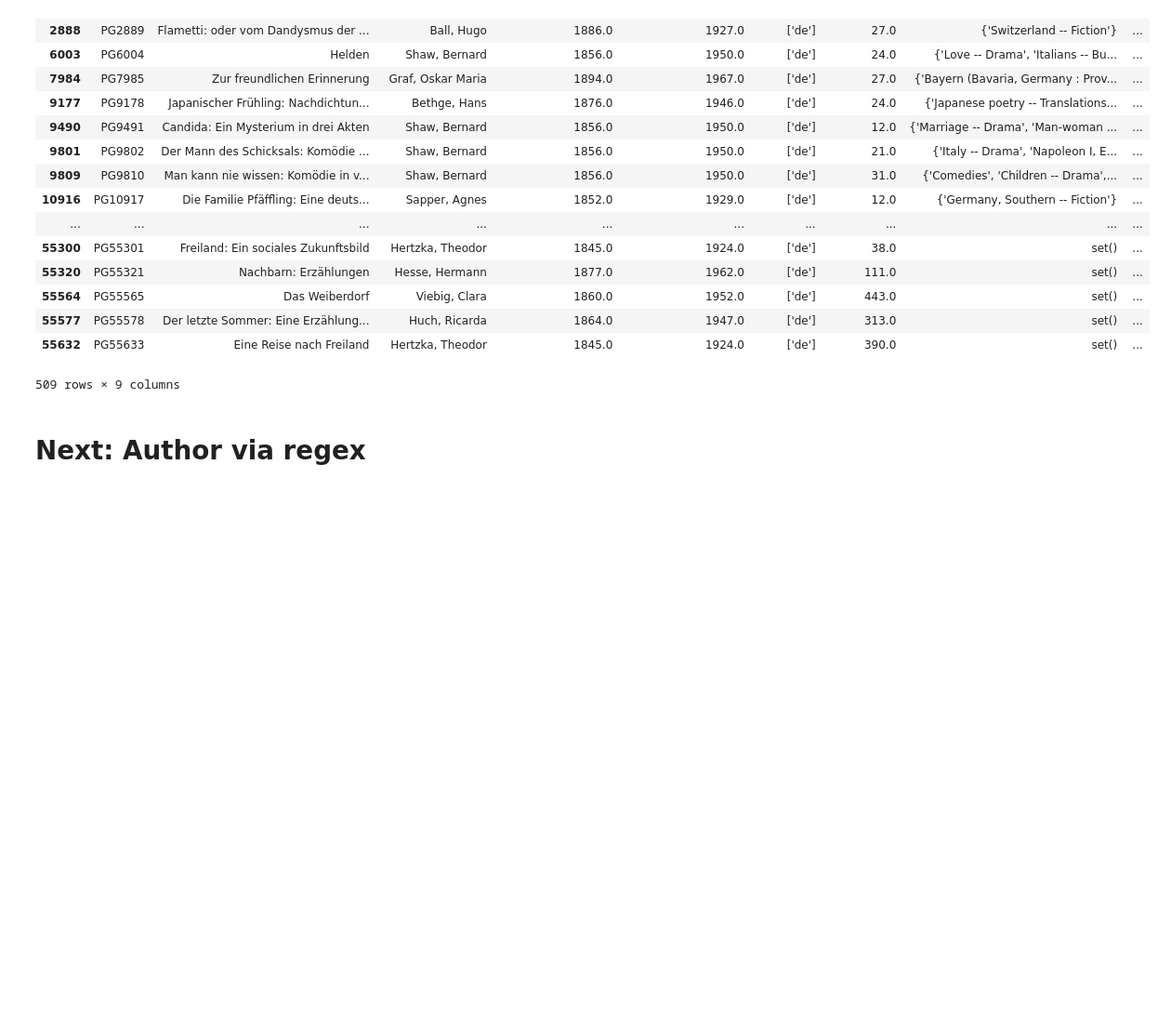
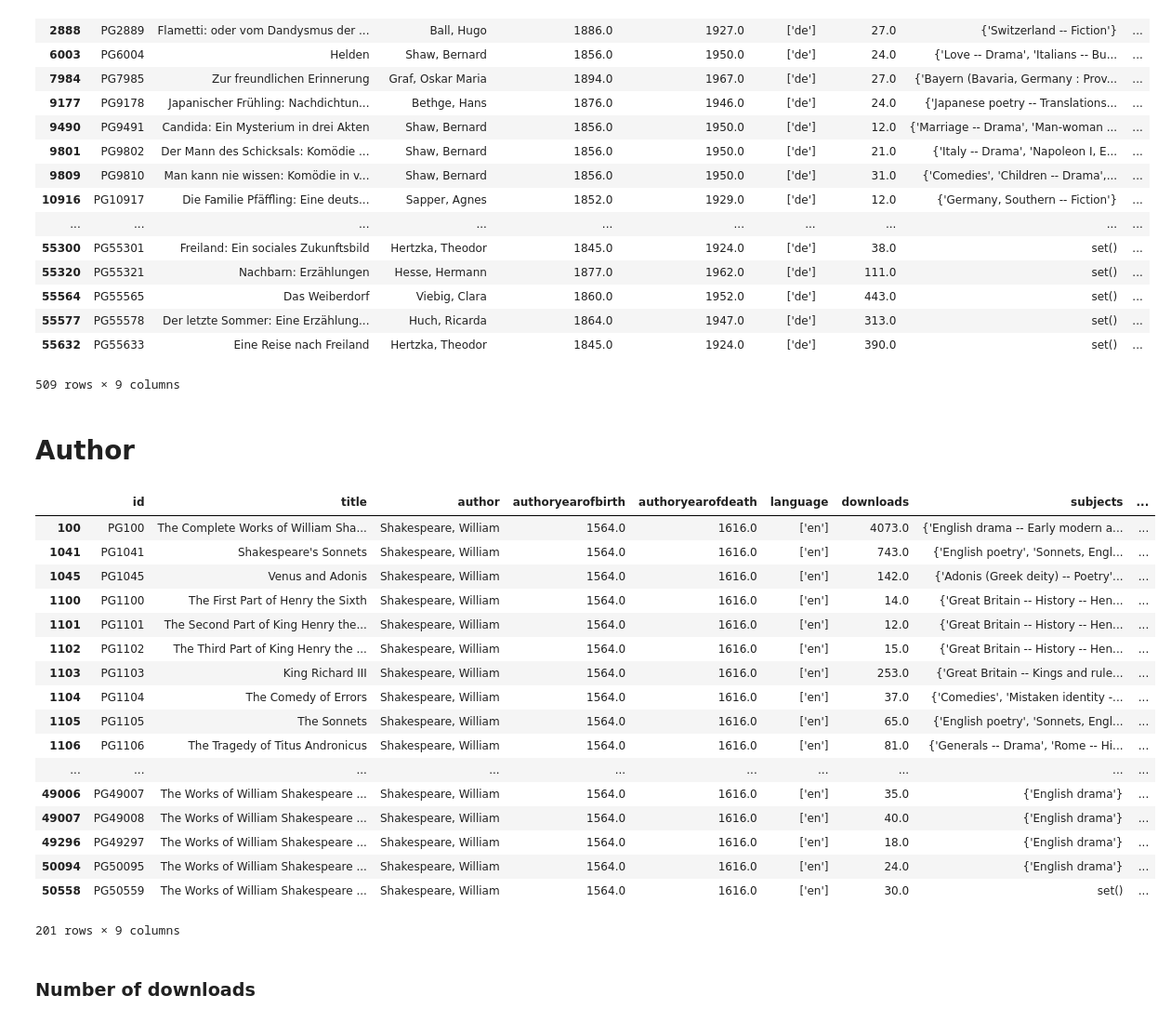
Before and after one commit to pgcorpus/gutenberg, a Jupyter notebook: nb_dev/Query-metadata_class.ipynb, the cells around one changed output. Shown at 93% size. Saved outputs shown, nothing was run; the diff lists cells and outputs as text; code cells hidden in the pictures; blank space fills up the shorter version.

Commit message:
test search functions for author and most ownloaded

```diff
--- a/nb_dev/Query-metadata_class.ipynb
+++ b/nb_dev/Query-metadata_class.ipynb
@@ -335,4 +335,4 @@ meta.get_df()
 | 55632 | PG55633 | Eine Reise nach Freiland | Hertzka, Theodor | 1845.0 | 1924.0 | ['de'] | 390.0 | set() | ... |
 509 rows × 9 columns
 # %% [markdown]
-# Next: Author via regex
+# Author
@@ -338,0 +349,23 @@ meta.get_df()
+# %%
+meta.get_df()
+# %% [output]
+|  | id | title | author | authoryearofbirth | authoryearofdeath | language | downloads | subjects | ... |
+| 100 | PG100 | The Complete Works of William Sha... | Shakespeare, William | 1564.0 | 1616.0 | ['en'] | 4073.0 | {'English drama -- Early modern a... | ... |
+| 1041 | PG1041 | Shakespeare's Sonnets | Shakespeare, William | 1564.0 | 1616.0 | ['en'] | 743.0 | {'English poetry', 'Sonnets, Engl... | ... |
+| 1045 | PG1045 | Venus and Adonis | Shakespeare, William | 1564.0 | 1616.0 | ['en'] | 142.0 | {'Adonis (Greek deity) -- Poetry'... | ... |
+| 1100 | PG1100 | The First Part of Henry the Sixth | Shakespeare, William | 1564.0 | 1616.0 | ['en'] | 14.0 | {'Great Britain -- History -- Hen... | ... |
+| 1101 | PG1101 | The Second Part of King Henry the... | Shakespeare, William | 1564.0 | 1616.0 | ['en'] | 12.0 | {'Great Britain -- History -- Hen... | ... |
+| 1102 | PG1102 | The Third Part of King Henry the ... | Shakespeare, William | 1564.0 | 1616.0 | ['en'] | 15.0 | {'Great Britain -- History -- Hen... | ... |
+| 1103 | PG1103 | King Richard III | Shakespeare, William | 1564.0 | 1616.0 | ['en'] | 253.0 | {'Great Britain -- Kings and rule... | ... |
+| 1104 | PG1104 | The Comedy of Errors | Shakespeare, William | 1564.0 | 1616.0 | ['en'] | 37.0 | {'Comedies', 'Mistaken identity -... | ... |
+| 1105 | PG1105 | The Sonnets | Shakespeare, William | 1564.0 | 1616.0 | ['en'] | 65.0 | {'English poetry', 'Sonnets, Engl... | ... |
+| 1106 | PG1106 | The Tragedy of Titus Andronicus | Shakespeare, William | 1564.0 | 1616.0 | ['en'] | 81.0 | {'Generals -- Drama', 'Rome -- Hi... | ... |
+| ... | ... | ... | ... | ... | ... | ... | ... | ... | ... |
+| 49006 | PG49007 | The Works of William Shakespeare ... | Shakespeare, William | 1564.0 | 1616.0 | ['en'] | 35.0 | {'English drama'} | ... |
+| 49007 | PG49008 | The Works of William Shakespeare ... | Shakespeare, William | 1564.0 | 1616.0 | ['en'] | 40.0 | {'English drama'} | ... |
+| 49296 | PG49297 | The Works of William Shakespeare ... | Shakespeare, William | 1564.0 | 1616.0 | ['en'] | 18.0 | {'English drama'} | ... |
+| 50094 | PG50095 | The Works of William Shakespeare ... | Shakespeare, William | 1564.0 | 1616.0 | ['en'] | 24.0 | {'English drama'} | ... |
+| 50558 | PG50559 | The Works of William Shakespeare ... | Shakespeare, William | 1564.0 | 1616.0 | ['en'] | 30.0 | set() | ... |
+201 rows × 9 columns
+# %% [markdown]
+### Number of downloads
```
Also changed, not shown: parts of 3 cells of this notebook.
